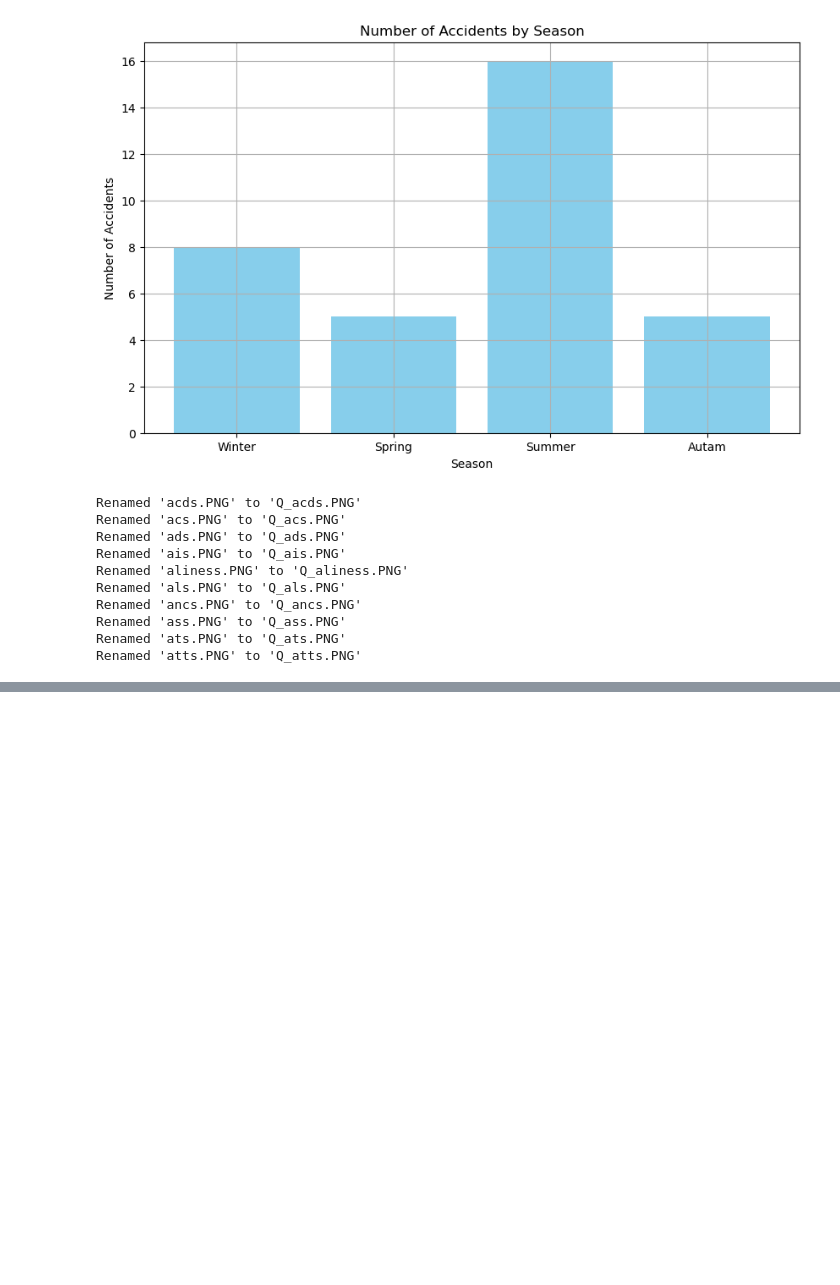
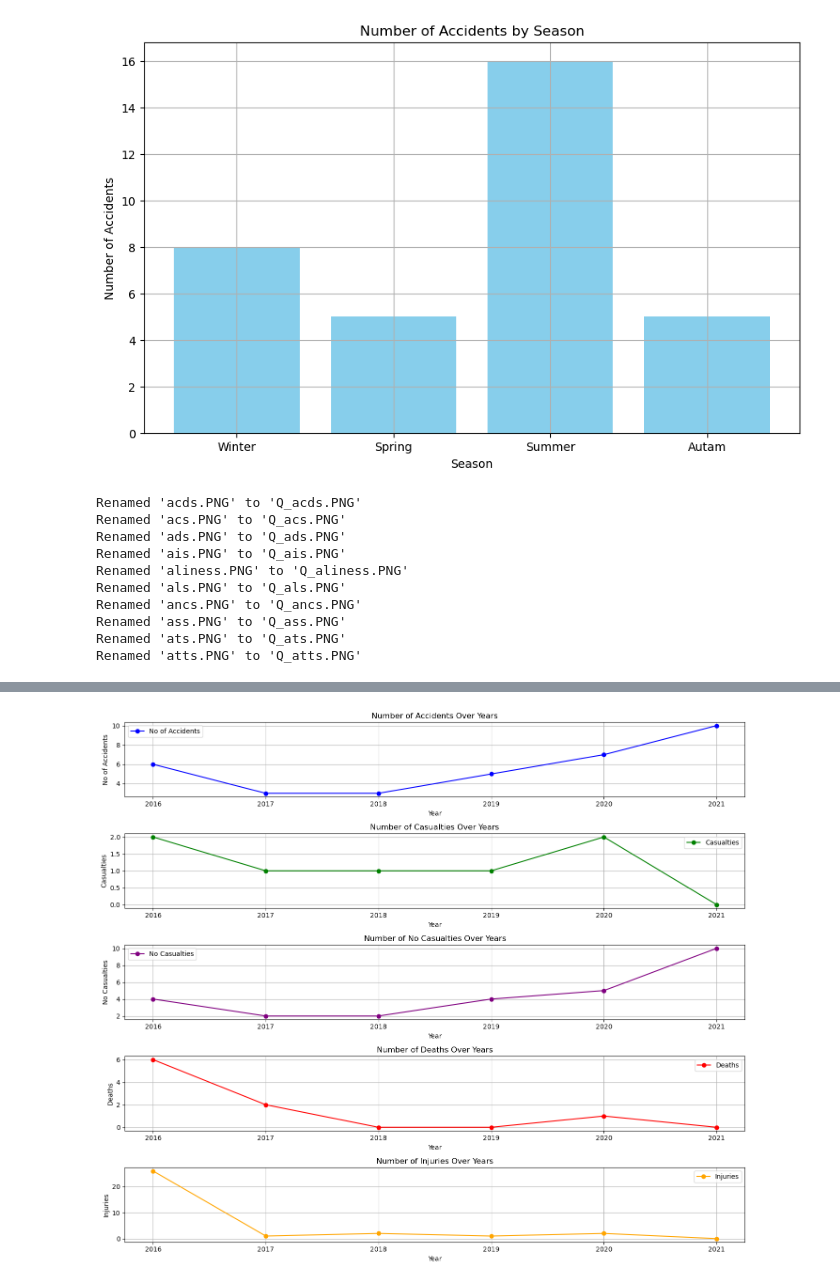
Before and after one commit to Nasir-Hussain-Datascientist/railway-accidents-data-analysis, a Jupyter notebook: revised/Quetta/Quetta new.ipynb, the cells around one changed output, grey strips where cells are left out. Saved outputs shown, nothing was run; the diff lists cells and outputs as text; code cells hidden in the pictures; blank space fills up the shorter version.

```diff
--- a/revised/Quetta/Quetta new.ipynb
+++ b/revised/Quetta/Quetta new.ipynb
@@ -787,0 +904,88 @@ Renamed 'atts.PNG' to 'Q_atts.PNG'
+# %%
+import pandas as pd
+import statsmodels.api as sm
+import matplotlib.pyplot as plt
+
+# Load the data
+file_path = 'Quetta.xlsx'
+sheet_name = 'Severity'
+df = pd.read_excel(file_path, sheet_name=sheet_name)
+
+# Rename columns to remove extra spaces and make them consistent
+df.columns = df.columns.str.strip().str.replace(' ', '_')
+
+# Verify column names after renaming
+print(df.columns)
+
+# Define independent variables and dependent variable
+X = df[['Casualties', 'No_Casualties', 'No_of_Deaths', 'No_of_Injuries']]
+y = df['No_of_Accidents']
+
+# Add a constant to the independent variables matrix (for intercept)
+X = sm.add_constant(X)
+
+# Fit GLM model
+model = sm.GLM(y, X, family=sm.families.Poisson()).fit()
+
+# Print the summary for the model
+print("\nModel Summary for Number of Accidents:")
+print(model.summary())
+
+print(f"Deviance: {model.deviance}")
+print(f"AIC: {model.aic}")
+print(f"Log-Likelihood: {model.llf}")
+
+# Plotting the graphs
+
+# Plot 1: Number of Accidents, Casualties, Deaths, and Injuries over Years
+plt.figure(figsize=(14, 12))
+
+# Number of Accidents
+plt.subplot(5, 1, 1)
+plt.plot(df['Year'], df['No_of_Accidents'], marker='o', label='No of Accidents', color='blue')
+plt.xlabel('Year')
+plt.ylabel('No of Accidents')
+plt.title('Number of Accidents Over Years')
+plt.grid(True)
+plt.legend()
+
+# Number of Casualties
+plt.subplot(5, 1, 2)
+plt.plot(df['Year'], df['Casualties'], marker='o', label='Casualties', color='green')
+plt.xlabel('Year')
+plt.ylabel('Casualties')
+plt.title('Number of Casualties Over Years')
+plt.grid(True)
+plt.legend()
+
+# No Casualties
+plt.subplot(5, 1, 3)
+plt.plot(df['Year'], df['No_Casualties'], marker='o', label='No Casualties', color='purple')
+plt.xlabel('Year')
+plt.ylabel('No Casualties')
+plt.title('Number of No Casualties Over Years')
+plt.grid(True)
+plt.legend()
+
+# Number of Deaths
+plt.subplot(5, 1, 4)
+plt.plot(df['Year'], df['No_of_Deaths'], marker='o', label='Deaths', color='red')
+plt.xlabel('Year')
+plt.ylabel('Deaths')
+plt.title('Number of Deaths Over Years')
+plt.grid(True)
+plt.legend()
+
+# Number of Injuries
+plt.subplot(5, 1, 5)
+plt.plot(df['Year'], df['No_of_Injuries'], marker='o', label='Injuries', color='orange')
+plt.xlabel('Year')
+plt.ylabel('Injuries')
+plt.title('Number of Injuries Over Years')
+plt.grid(True)
+plt.legend()
+
+plt.tight_layout()
+plt.savefig('severity_analysis_all.png')
+plt.show()
+# %% [output]
@@ -787,0 +1009 @@ Renamed 'atts.PNG' to 'Q_atts.PNG'
+[figure, added]
```
Also changed, not shown: parts of 2 cells of this notebook, 24 other files.
